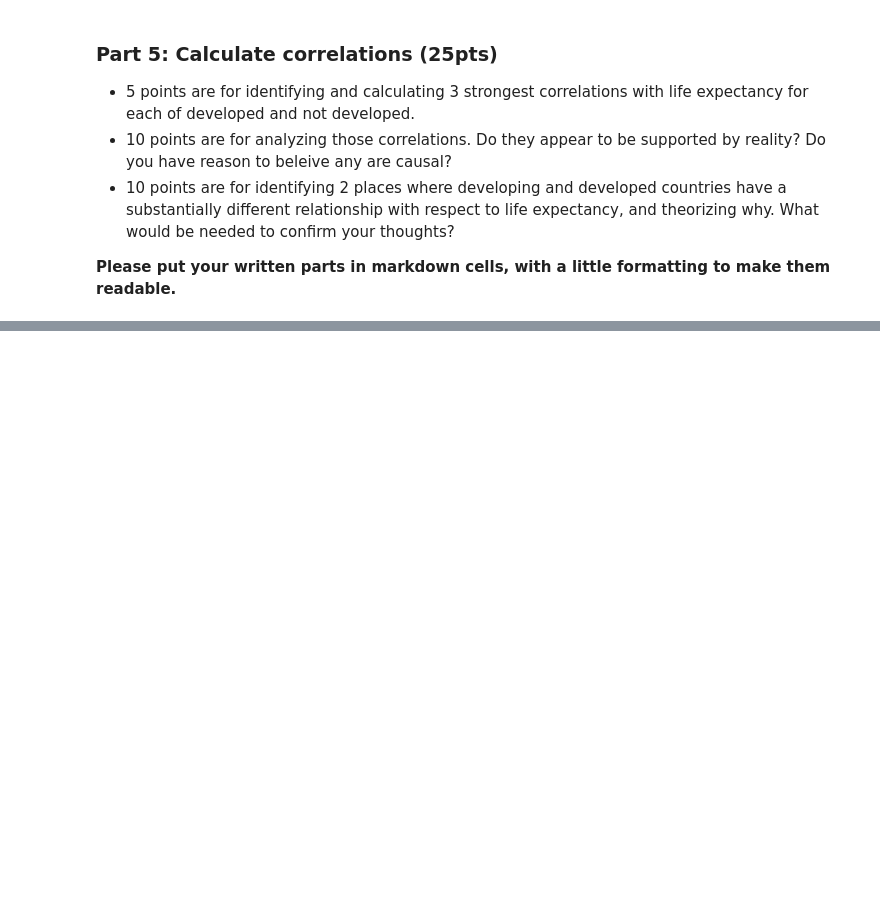
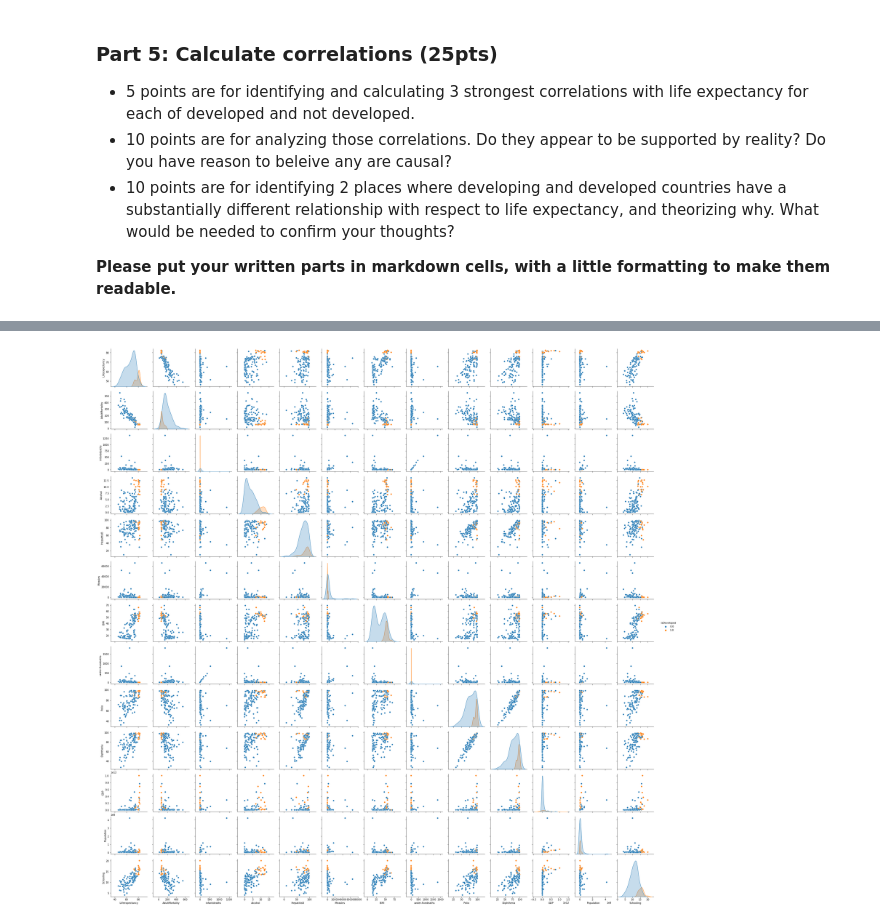
Before and after one commit to okohnkay/BSIP_Assignment_2_Students, a Jupyter notebook: Nneka Okoh stats_asn_2_start.ipynb, the cells around one changed output, grey strips where cells are left out. Cells and saved outputs as stored; diff of their text form; code cells hidden in the pictures; blank space fills up the shorter version.

```diff
--- a/Nneka Okoh stats_asn_2_start.ipynb
+++ b/Nneka Okoh stats_asn_2_start.ipynb
@@ -296,0 +364,5 @@ plt.show()
+# %%
+sns.pairplot(dfLE2, dropna=True, hue="isDeveloped")
+plt.show()
+# %% [output]
+[figure, added]
```
Also changed, not shown: parts of 8 cells of this notebook.
